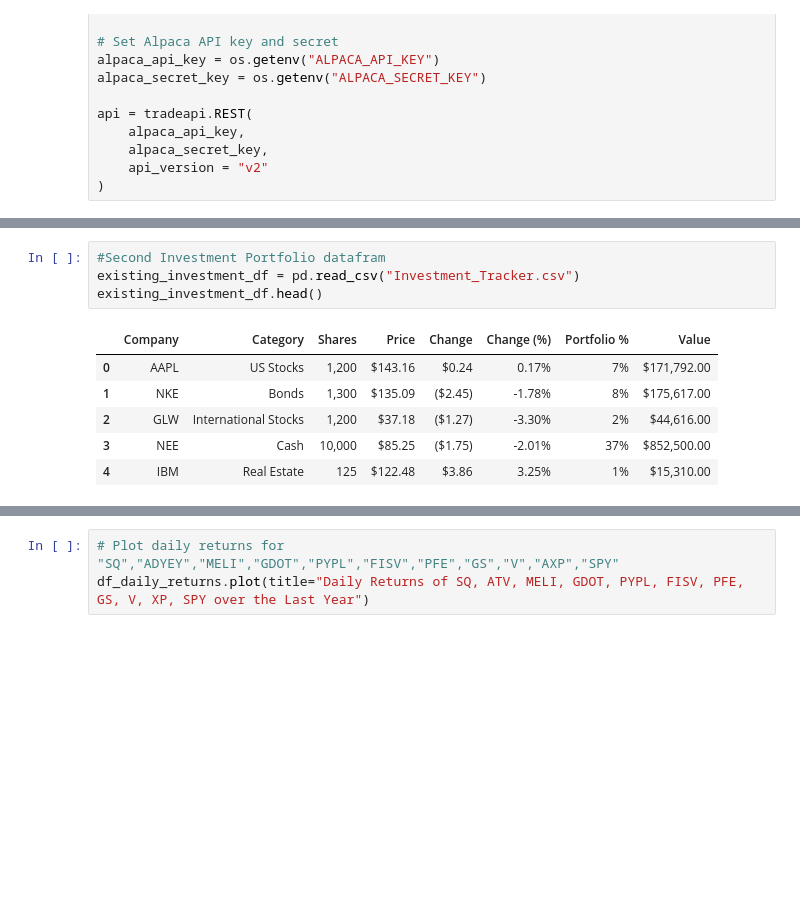
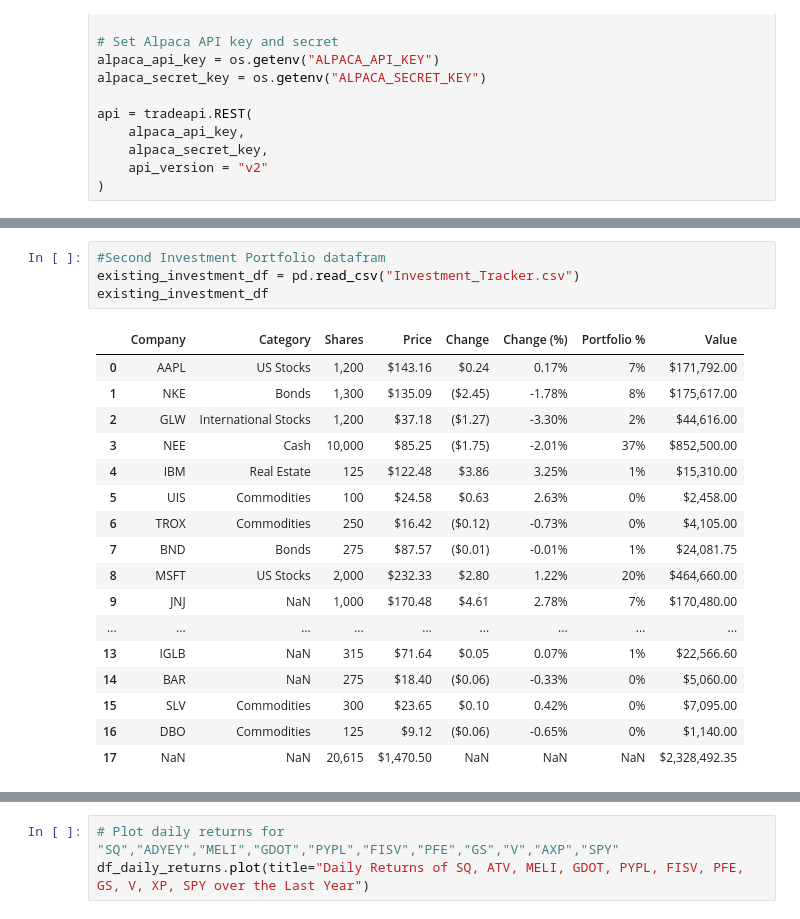
Before and after one commit to ryancfelts/Project1, a Jupyter notebook: Data_Cleanup.ipynb, the cells around one changed output, grey strips where cells are left out. Saved outputs shown, nothing was run; the diff lists cells and outputs as text; blank space fills up the shorter version.

```diff
--- a/Data_Cleanup.ipynb
+++ b/Data_Cleanup.ipynb
@@ -55,14 +79,25 @@ df_portfolio_year.head()
 # %%
 #Second Investment Portfolio datafram
 existing_investment_df = pd.read_csv("Investment_Tracker.csv")
-existing_investment_df.head()
+existing_investment_df
 # %% [output]
 |  | Company | Category | Shares | Price | Change | Change (%) | Portfolio % | Value |
 | 0 | AAPL | US Stocks | 1,200 | $143.16 | $0.24 | 0.17% | 7% | $171,792.00 |
 | 1 | NKE | Bonds | 1,300 | $135.09 | ($2.45) | -1.78% | 8% | $175,617.00 |
 | 2 | GLW | International Stocks | 1,200 | $37.18 | ($1.27) | -3.30% | 2% | $44,616.00 |
 | 3 | NEE | Cash | 10,000 | $85.25 | ($1.75) | -2.01% | 37% | $852,500.00 |
 | 4 | IBM | Real Estate | 125 | $122.48 | $3.86 | 3.25% | 1% | $15,310.00 |
+| 5 | UIS | Commodities | 100 | $24.58 | $0.63 | 2.63% | 0% | $2,458.00 |
+| 6 | TROX | Commodities | 250 | $16.42 | ($0.12) | -0.73% | 0% | $4,105.00 |
+| 7 | BND | Bonds | 275 | $87.57 | ($0.01) | -0.01% | 1% | $24,081.75 |
+| 8 | MSFT | US Stocks | 2,000 | $232.33 | $2.80 | 1.22% | 20% | $464,660.00 |
+| 9 | JNJ | NaN | 1,000 | $170.48 | $4.61 | 2.78% | 7% | $170,480.00 |
+| ... | ... | ... | ... | ... | ... | ... | ... | ... |
+| 13 | IGLB | NaN | 315 | $71.64 | $0.05 | 0.07% | 1% | $22,566.60 |
+| 14 | BAR | NaN | 275 | $18.40 | ($0.06) | -0.33% | 0% | $5,060.00 |
+| 15 | SLV | Commodities | 300 | $23.65 | $0.10 | 0.42% | 0% | $7,095.00 |
+| 16 | DBO | Commodities | 125 | $9.12 | ($0.06) | -0.65% | 0% | $1,140.00 |
+| 17 | NaN | NaN | 20,615 | $1,470.50 | NaN | NaN | NaN | $2,328,492.35 |
 # %%
 # Create and empty DataFrame for closing prices for "SQ","ADYEY","MELI","GDOT","PYPL","FISV","PFE","GS","V","AXP","SPY"
 df_closing_prices = pd.DataFrame()
```
Also changed, not shown: parts of 18 cells of this notebook, 5 other files.
